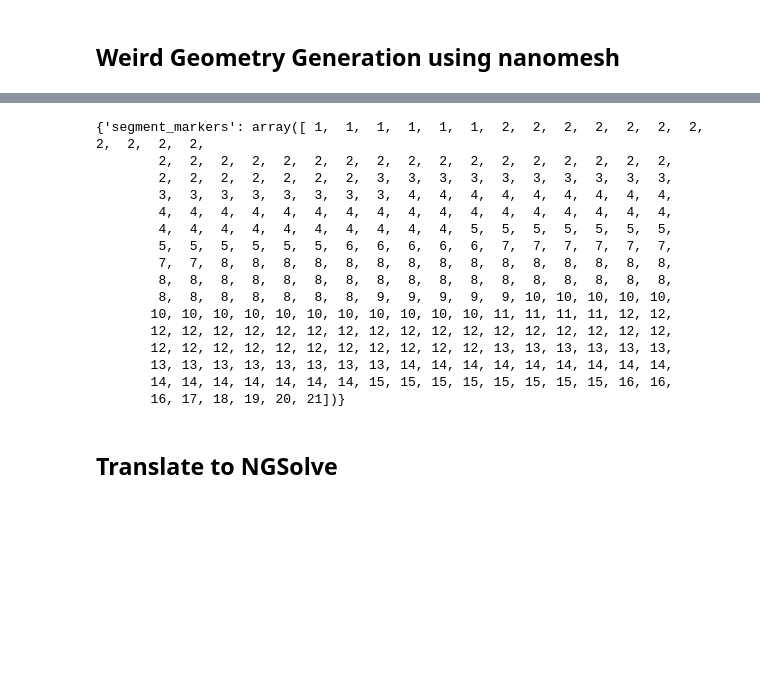
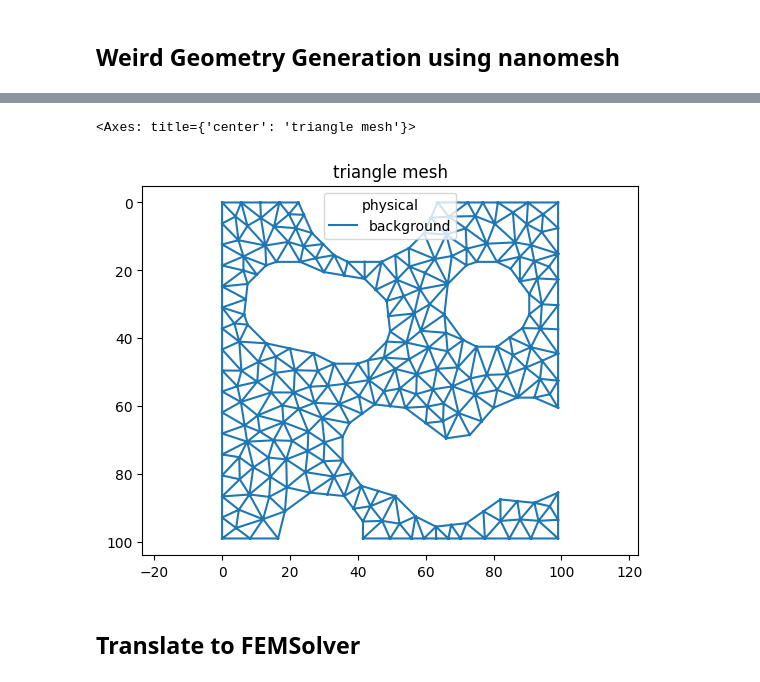
Before and after one commit to sebastian-sanchez-s/IMT3410-Proyecto, a Jupyter notebook: notebooks/Geometry2D.ipynb, the cells around one changed output, grey strips where cells are left out. Drawn from its saved outputs; the diff is of its cells as text; code cells hidden in the pictures; blank space fills up the shorter version.

Commit message:
Geometry with holes
TODO: use the mesh in fem solver

```diff
--- a/notebooks/Geometry2D.ipynb
+++ b/notebooks/Geometry2D.ipynb
@@ -39,21 +5,22 @@ canvas
-# %%
-print(mesh.contour.cell_data)
-# %% [output]
-{'segment_markers': array([ 1,  1,  1,  1,  1,  1,  2,  2,  2,  2,  2,  2,  2,  2,  2,  2,  2,
-        2,  2,  2,  2,  2,  2,  2,  2,  2,  2,  2,  2,  2,  2,  2,  2,  2,
-        2,  2,  2,  2,  2,  2,  2,  3,  3,  3,  3,  3,  3,  3,  3,  3,  3,
-        3,  3,  3,  3,  3,  3,  3,  3,  4,  4,  4,  4,  4,  4,  4,  4,  4,
-        4,  4,  4,  4,  4,  4,  4,  4,  4,  4,  4,  4,  4,  4,  4,  4,  4,
-        4,  4,  4,  4,  4,  4,  4,  4,  4,  4,  5,  5,  5,  5,  5,  5,  5,
-        5,  5,  5,  5,  5,  5,  6,  6,  6,  6,  6,  7,  7,  7,  7,  7,  7,
-        7,  7,  8,  8,  8,  8,  8,  8,  8,  8,  8,  8,  8,  8,  8,  8,  8,
-        8,  8,  8,  8,  8,  8,  8,  8,  8,  8,  8,  8,  8,  8,  8,  8,  8,
-        8,  8,  8,  8,  8,  8,  8,  9,  9,  9,  9,  9, 10, 10, 10, 10, 10,
-       10, 10, 10, 10, 10, 10, 10, 10, 10, 10, 10, 11, 11, 11, 11, 12, 12,
-       12, 12, 12, 12, 12, 12, 12, 12, 12, 12, 12, 12, 12, 12, 12, 12, 12,
-       12, 12, 12, 12, 12, 12, 12, 12, 12, 12, 12, 13, 13, 13, 13, 13, 13,
-       13, 13, 13, 13, 13, 13, 13, 13, 14, 14, 14, 14, 14, 14, 14, 14, 14,
-       14, 14, 14, 14, 14, 14, 14, 15, 15, 15, 15, 15, 15, 15, 15, 16, 16,
-       16, 17, 18, 19, 20, 21])}
+# %%
+from skimage.morphology import disk
+from nanomesh.data import binary_blobs2d
+
+# Data must be normalized before using it in FEM
+data = binary_blobs2d(length=100, volume_fraction=0.4)
+
+from nanomesh import Mesher
+
+mesher = Mesher(data)
+mesher.generate_contour(max_edge_dist=10, precision=1)
+mesh = mesher.triangulate(opts='q30a25')
+
+triangles = mesh.get('triangle')
+triangles.remove_cells(label=2, key='physical')
+
+triangles.plot()
+# %% [output]
+<Axes: title={'center': 'triangle mesh'}>
+[figure, added]
 # %% [markdown]
-## Translate to NGSolve
+## Translate to FEMSolver
```
Also changed, not shown: parts of 5 cells of this notebook.
